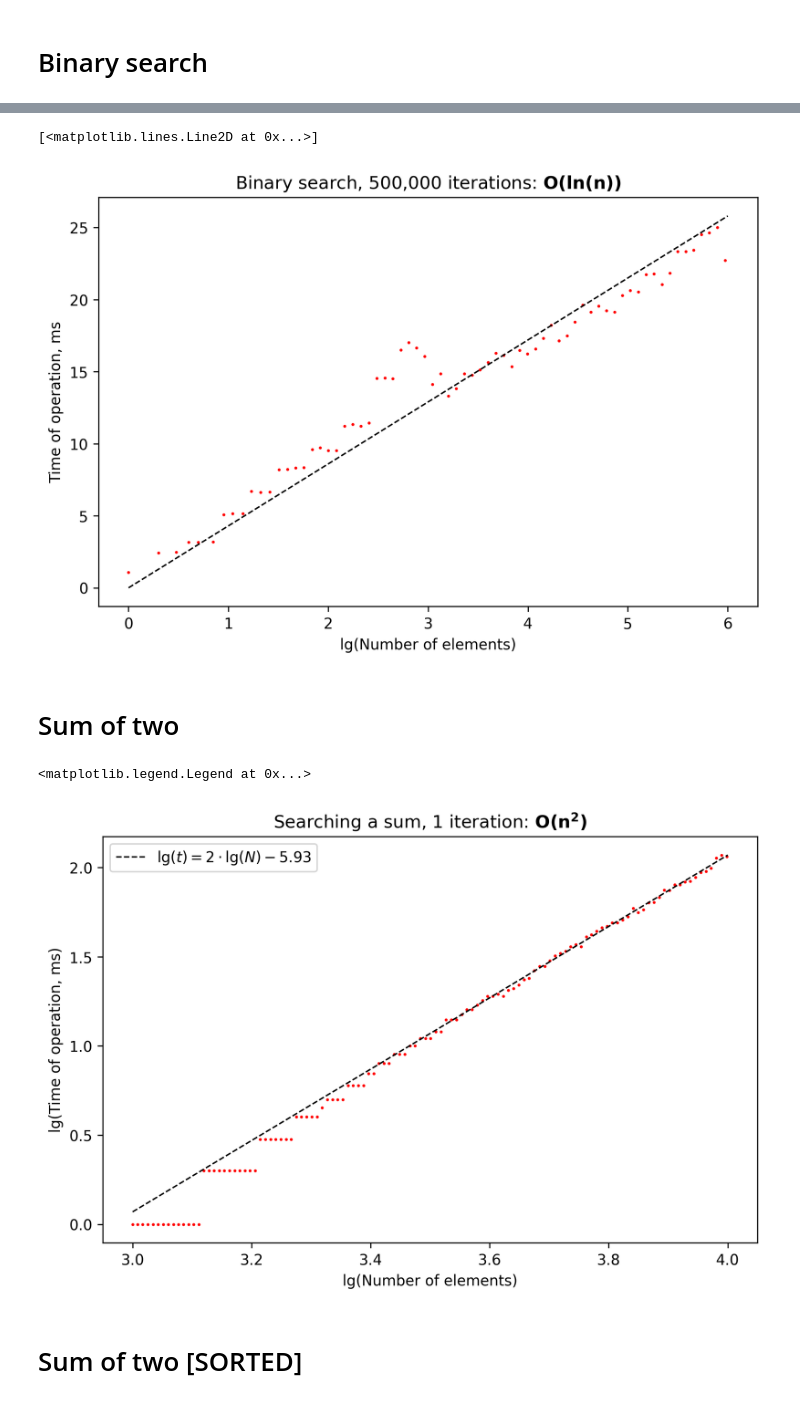
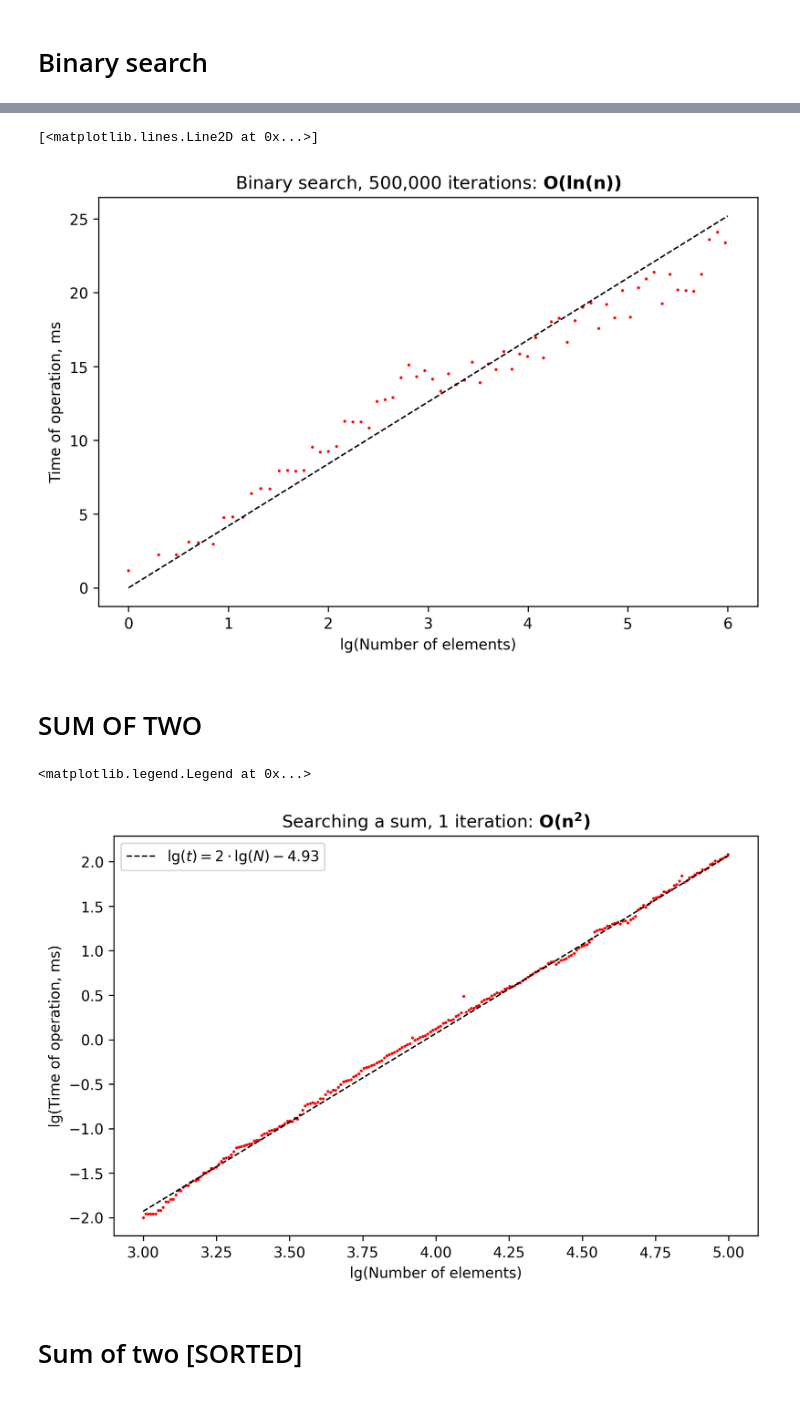
Before and after one commit to stg05/asymptotic-test, a Jupyter notebook: data_satan.ipynb, the cells around one changed output, grey strips where cells are left out. Cells and saved outputs as stored; diff of their text form; code cells hidden in the pictures.

```diff
--- a/data_satan.ipynb
+++ b/data_satan.ipynb
@@ -52,33 +51,33 @@ plt.xlabel(r'lg(Number of elements)')
 plt.ylabel(r'Time of operation, ms')
 plt.plot(df['lnsize'], df['time']/1000, 'or', ms=1)
 plt.title("Binary search, 500,000 iterations: $\mathbf{O(ln(n))}$")
-k=4.3
+k=4.2
 plt.plot(ls, k*ls, '--k', lw=1)
 # %% [output]
 [<matplotlib.lines.Line2D at 0x...>]
-[figure, old version]
+[figure, new version]
-# %% [markdown]
-# Sum of two
+# %% [markdown]
+# SUM OF TWO
 # %%
 df = pd.read_csv("sumtwo/sumtwo.csv", delimiter = ';')
-df['time'] = df.apply(lambda x: x[1:5].median(), axis=1)
+df['time'] = df.apply(lambda x: x[1:10].median(), axis=1)
 # %%
 df= df[df.time!=0.0]
 df['lnsize'] = df.apply(lambda x: log10(x['size']), axis=1)
-df['lntime'] = df.apply(lambda x: log10(x['time']), axis=1)
+df['lntime'] = df.apply(lambda x: log10(x['time']/1000), axis=1)
 # %%
-ls = np.linspace(3, 4, 100)
+ls = np.linspace(3, 5, 100)
 plt.xlabel(r'lg(Number of elements)')
 plt.ylabel(r'lg(Time of operation, ms)')
 plt.plot(df['lnsize'], df['lntime'], 'or', ms=1)
 plt.title("Searching a sum, 1 iteration: $\mathbf{O(n^2)}$")
 k=2
-b=-5.93
-plt.plot(ls, k*ls+b, '--k', lw=1, label = r'$\lg(t) = 2\cdot \lg(N) - 5.93$')
+b=-7.93
+plt.plot(ls, k*ls+b, '--k', lw=1, label = '$\lg(t) = 2\cdot \lg(N) - 4.93$')
 plt.legend()
 # %% [output]
 <matplotlib.legend.Legend at 0x...>
-[figure, old version]
+[figure, new version]
 # %% [markdown]
 # Sum of two [SORTED]
 # %%
```
Also changed, not shown: parts of 6 cells of this notebook, 29 other files.
